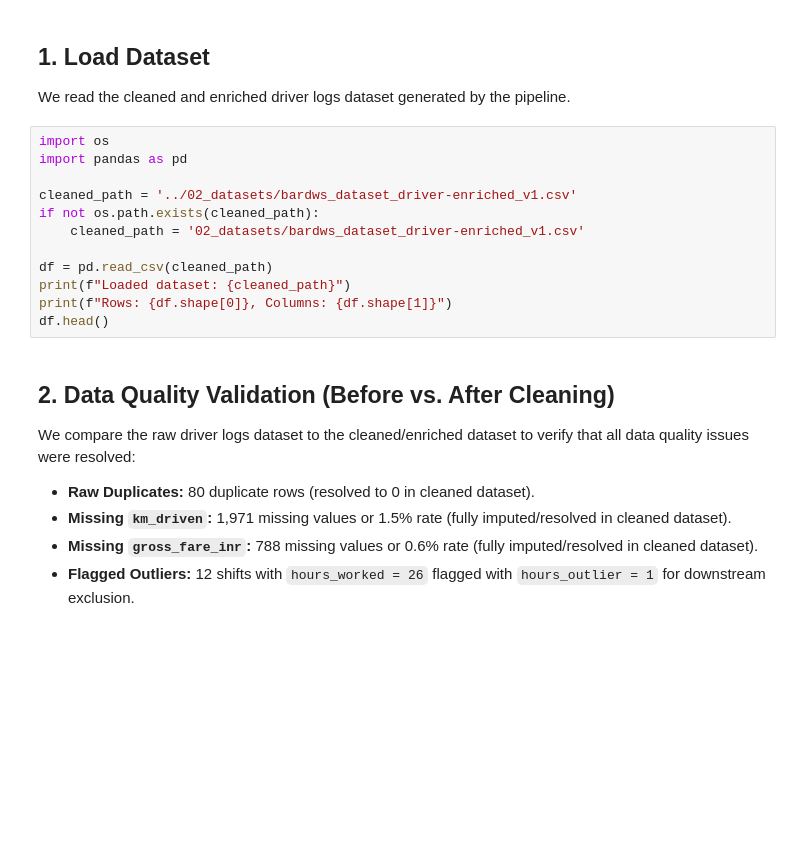
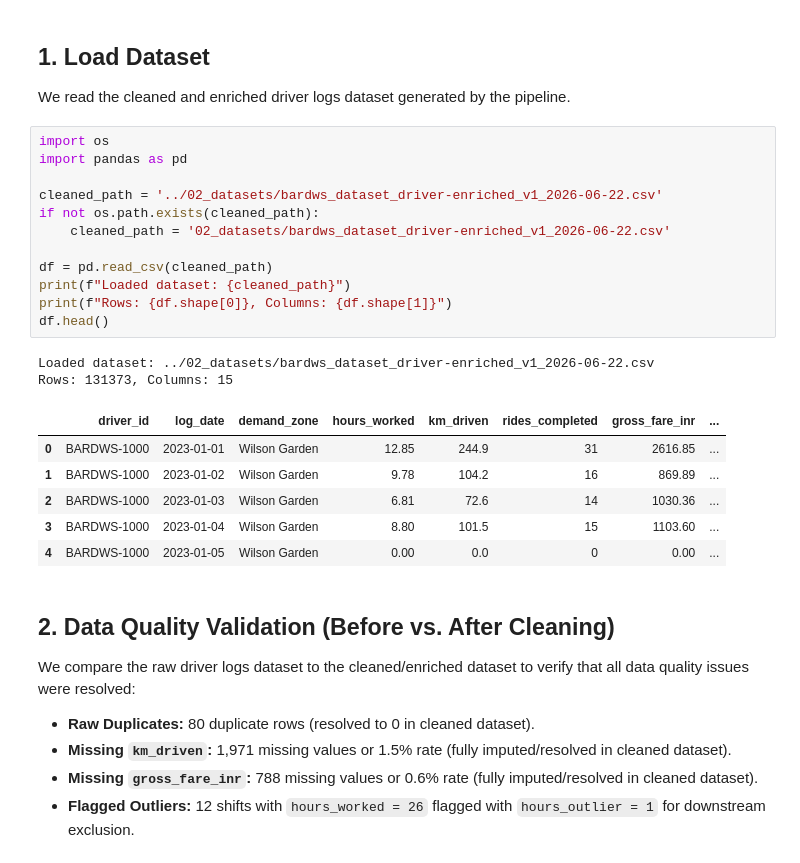
Before and after one commit to Indir07/BARDWS-Driver-Earnings-Data-Pipeline, a Jupyter notebook: 03_notebook/bardws_notebook_analytics_v1_2026-06-22.ipynb, the cells around one changed output. Saved outputs shown, nothing was run; the diff lists cells and outputs as text; blank space fills up the shorter version.

Commit message:
Update output filenames to use static date suffix 2026-06-22 to meet naming schema and remain deterministic

```diff
--- a/03_notebook/bardws_notebook_analytics_v1_2026-06-22.ipynb
+++ b/03_notebook/bardws_notebook_analytics_v1_2026-06-22.ipynb
@@ -31,15 +31,24 @@ We read the cleaned and enriched driver logs dataset generated by the pipeline.
 # %%
 import os
 import pandas as pd
 
-cleaned_path = '../02_datasets/bardws_dataset_driver-enriched_v1.csv'
+cleaned_path = '../02_datasets/bardws_dataset_driver-enriched_v1_2026-06-22.csv'
 if not os.path.exists(cleaned_path):
-    cleaned_path = '02_datasets/bardws_dataset_driver-enriched_v1.csv'
+    cleaned_path = '02_datasets/bardws_dataset_driver-enriched_v1_2026-06-22.csv'
 
 df = pd.read_csv(cleaned_path)
 print(f"Loaded dataset: {cleaned_path}")
 print(f"Rows: {df.shape[0]}, Columns: {df.shape[1]}")
 df.head()
+# %% [output]
+Loaded dataset: ../02_datasets/bardws_dataset_driver-enriched_v1_2026-06-22.csv
+Rows: 131373, Columns: 15
+|  | driver_id | log_date | demand_zone | hours_worked | km_driven | rides_completed | gross_fare_inr | ... |
+| 0 | BARDWS-1000 | 2023-01-01 | Wilson Garden | 12.85 | 244.9 | 31 | 2616.85 | ... |
+| 1 | BARDWS-1000 | 2023-01-02 | Wilson Garden | 9.78 | 104.2 | 16 | 869.89 | ... |
+| 2 | BARDWS-1000 | 2023-01-03 | Wilson Garden | 6.81 | 72.6 | 14 | 1030.36 | ... |
+| 3 | BARDWS-1000 | 2023-01-04 | Wilson Garden | 8.80 | 101.5 | 15 | 1103.60 | ... |
+| 4 | BARDWS-1000 | 2023-01-05 | Wilson Garden | 0.00 | 0.0 | 0 | 0.00 | ... |
 # %% [markdown]
 ## 2. Data Quality Validation (Before vs. After Cleaning)
 We compare the raw driver logs dataset to the cleaned/enriched dataset to verify that all data quality issues were resolved:
```
Also changed, not shown: parts of 1 cell of this notebook, 11 other files.
